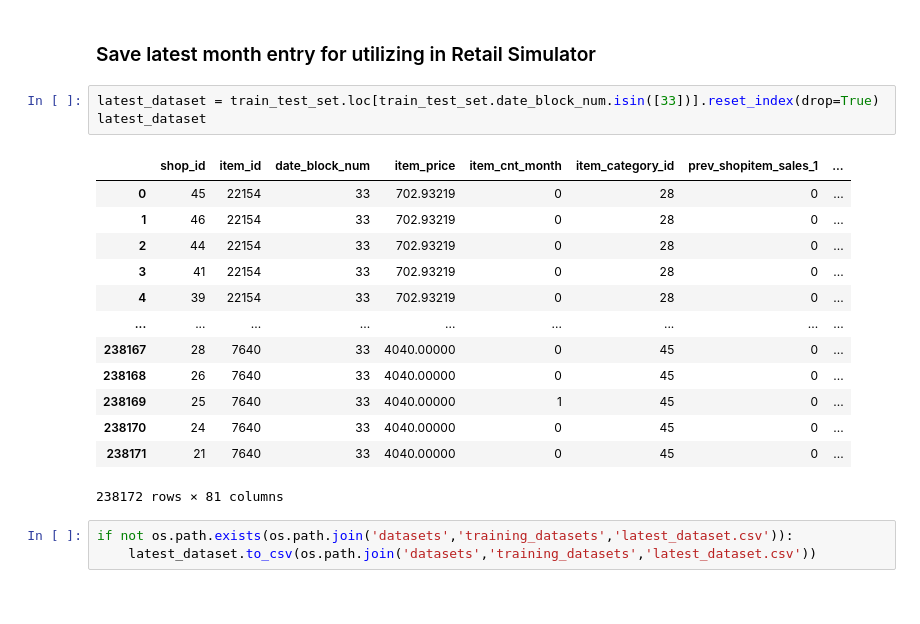
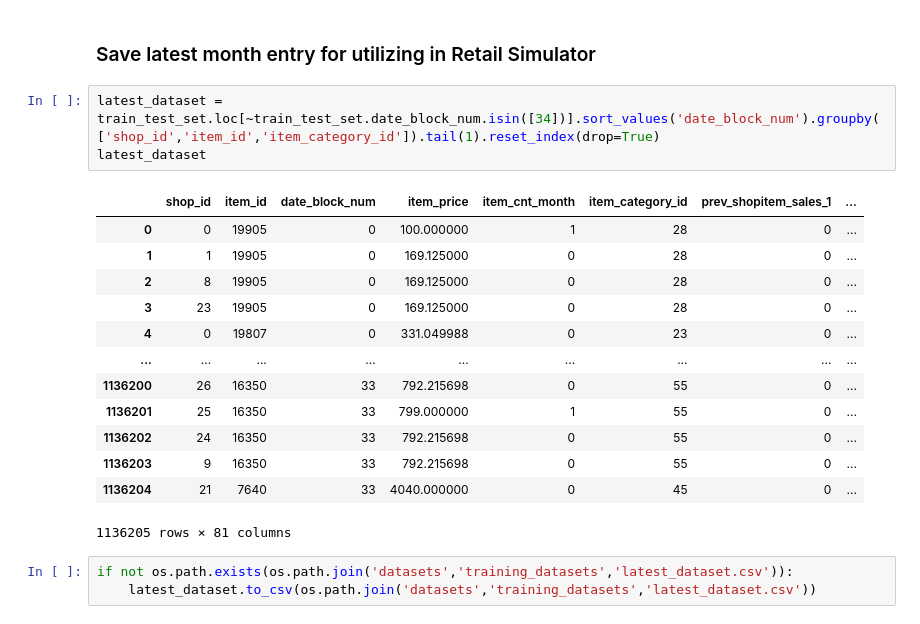
Before and after one commit to ManashJKonwar/ML-Retail-Sales, a Jupyter notebook: modelling_pipeline/feature_engg_script.ipynb, the cells around one changed output. Saved outputs shown, nothing was run; the diff lists cells and outputs as text.

Commit message:
Update: Changing_latest_dataset_extraction_code
Signed-off-by: ManashJKonwar <rickykonwar@gmail.com>

```diff
--- a/modelling_pipeline/feature_engg_script.ipynb
+++ b/modelling_pipeline/feature_engg_script.ipynb
@@ -603,22 +603,22 @@ train_test_set.to_csv(os.path.join(r'datasets\training_datasets', 'trainset.csv'
 # %% [markdown]
 ### Save latest month entry for utilizing in Retail Simulator
 # %%
-latest_dataset = train_test_set.loc[train_test_set.date_block_num.isin([33])].reset_index(drop=True)
+latest_dataset = train_test_set.loc[~train_test_set.date_block_num.isin([34])].sort_values('date_block_num').groupby(['shop_id','item_id','item_category_id']).tail(1).reset_index(drop=True)
 latest_dataset
 # %% [output]
 |  | shop_id | item_id | date_block_num | item_price | item_cnt_month | item_category_id | prev_shopitem_sales_1 | ... |
-| 0 | 45 | 22154 | 33 | 702.93219 | 0 | 28 | 0 | ... |
-| 1 | 46 | 22154 | 33 | 702.93219 | 0 | 28 | 0 | ... |
-| 2 | 44 | 22154 | 33 | 702.93219 | 0 | 28 | 0 | ... |
-| 3 | 41 | 22154 | 33 | 702.93219 | 0 | 28 | 0 | ... |
-| 4 | 39 | 22154 | 33 | 702.93219 | 0 | 28 | 0 | ... |
+| 0 | 0 | 19905 | 0 | 100.000000 | 1 | 28 | 0 | ... |
+| 1 | 1 | 19905 | 0 | 169.125000 | 0 | 28 | 0 | ... |
+| 2 | 8 | 19905 | 0 | 169.125000 | 0 | 28 | 0 | ... |
+| 3 | 23 | 19905 | 0 | 169.125000 | 0 | 28 | 0 | ... |
+| 4 | 0 | 19807 | 0 | 331.049988 | 0 | 23 | 0 | ... |
 | ... | ... | ... | ... | ... | ... | ... | ... | ... |
-| 238167 | 28 | 7640 | 33 | 4040.00000 | 0 | 45 | 0 | ... |
-| 238168 | 26 | 7640 | 33 | 4040.00000 | 0 | 45 | 0 | ... |
-| 238169 | 25 | 7640 | 33 | 4040.00000 | 1 | 45 | 0 | ... |
-| 238170 | 24 | 7640 | 33 | 4040.00000 | 0 | 45 | 0 | ... |
-| 238171 | 21 | 7640 | 33 | 4040.00000 | 0 | 45 | 0 | ... |
+| 1136200 | 26 | 16350 | 33 | 792.215698 | 0 | 55 | 0 | ... |
+| 1136201 | 25 | 16350 | 33 | 799.000000 | 1 | 55 | 0 | ... |
+| 1136202 | 24 | 16350 | 33 | 792.215698 | 0 | 55 | 0 | ... |
+| 1136203 | 9 | 16350 | 33 | 792.215698 | 0 | 55 | 0 | ... |
+| 1136204 | 21 | 7640 | 33 | 4040.000000 | 0 | 45 | 0 | ... |
-238172 rows × 81 columns
+1136205 rows × 81 columns
 # %%
 if not os.path.exists(os.path.join('datasets','training_datasets','latest_dataset.csv')):
     latest_dataset.to_csv(os.path.join('datasets','training_datasets','latest_dataset.csv'))
```
